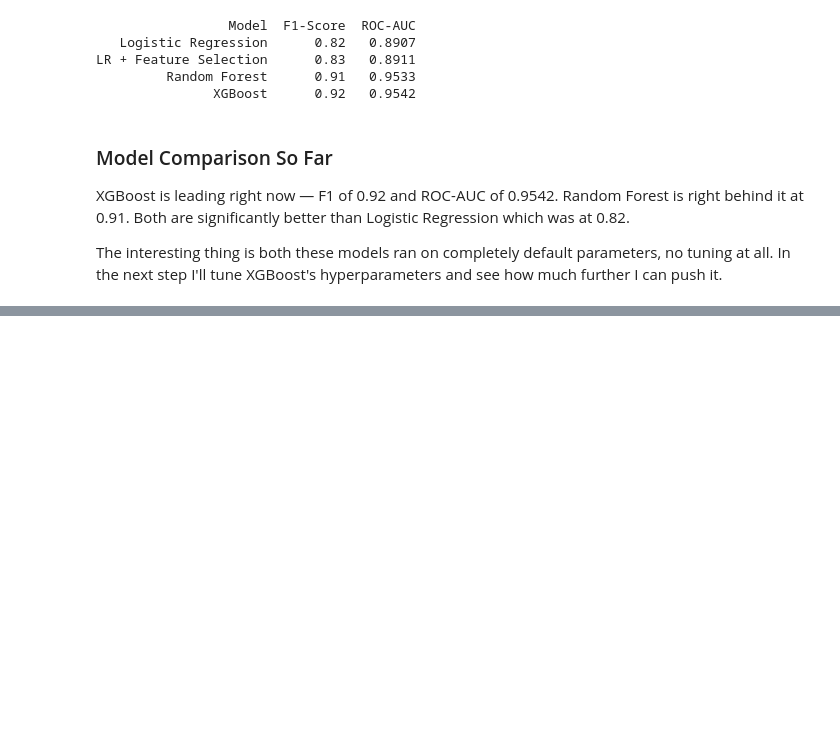
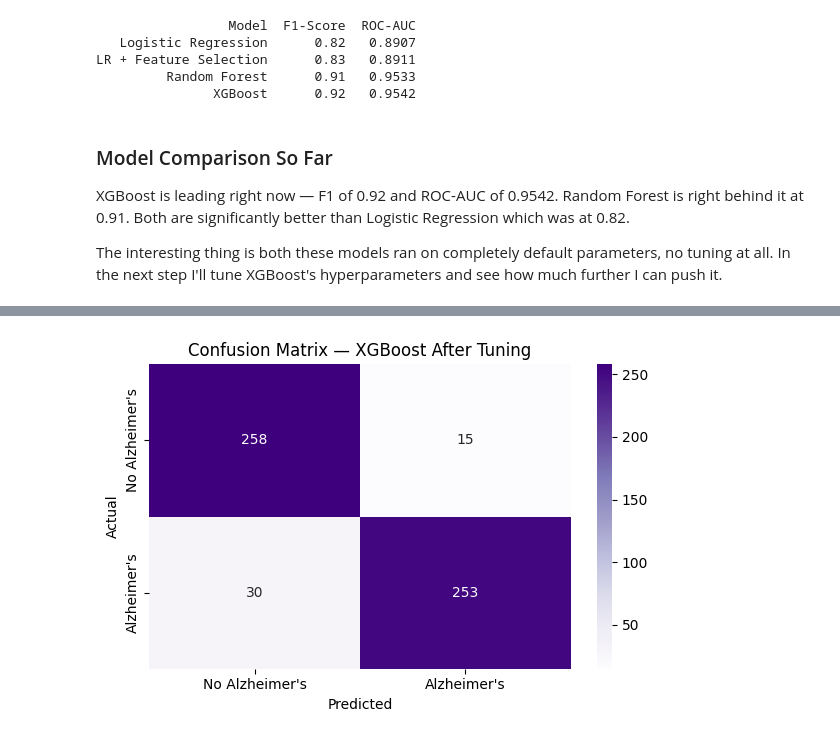
Before and after one commit to Vishaal1409/alzheimers-disease-detection, a Jupyter notebook: alzheimers_disease_detection.ipynb, the cells around one changed output, grey strips where cells are left out. Drawn from its saved outputs; the diff is of its cells as text; code cells hidden in the pictures; blank space fills up the shorter version.

Commit message:
Step 6 - Hyperparameter tuning and Regularization

```diff
--- a/alzheimers_disease_detection.ipynb
+++ b/alzheimers_disease_detection.ipynb
@@ -963,0 +1053,9 @@ hyperparameters and see how much further I can push it.
+# %%
+#training final model with best parameters
+xgb_tuned = random_search.best_estimator_
+
+y_pred_tuned = xgb_tuned.predict(X_test_selected)
+
+print("=== XGBoost — After Tuning ===")
+print(classification_report(y_test, y_pred_tuned))
+print("ROC-AUC Score:", roc_auc_score(y_test, xgb_tuned.predict_proba(X_test_selected)[:,1]))
@@ -963,0 +1074,13 @@ hyperparameters and see how much further I can push it.
+# %%
+cm_tuned = confusion_matrix(y_test, y_pred_tuned)
+plt.figure(figsize=(6,4))
+sns.heatmap(cm_tuned, annot=True, fmt='d', cmap='Purples',
+            xticklabels=["No Alzheimer's", "Alzheimer's"],
+            yticklabels=["No Alzheimer's", "Alzheimer's"])
+plt.title("Confusion Matrix — XGBoost After Tuning")
+plt.ylabel("Actual")
+plt.xlabel("Predicted")
+plt.tight_layout()
+plt.show()
+# %% [output]
+[figure, added]
```
Also changed, not shown: parts of 7 cells of this notebook.
